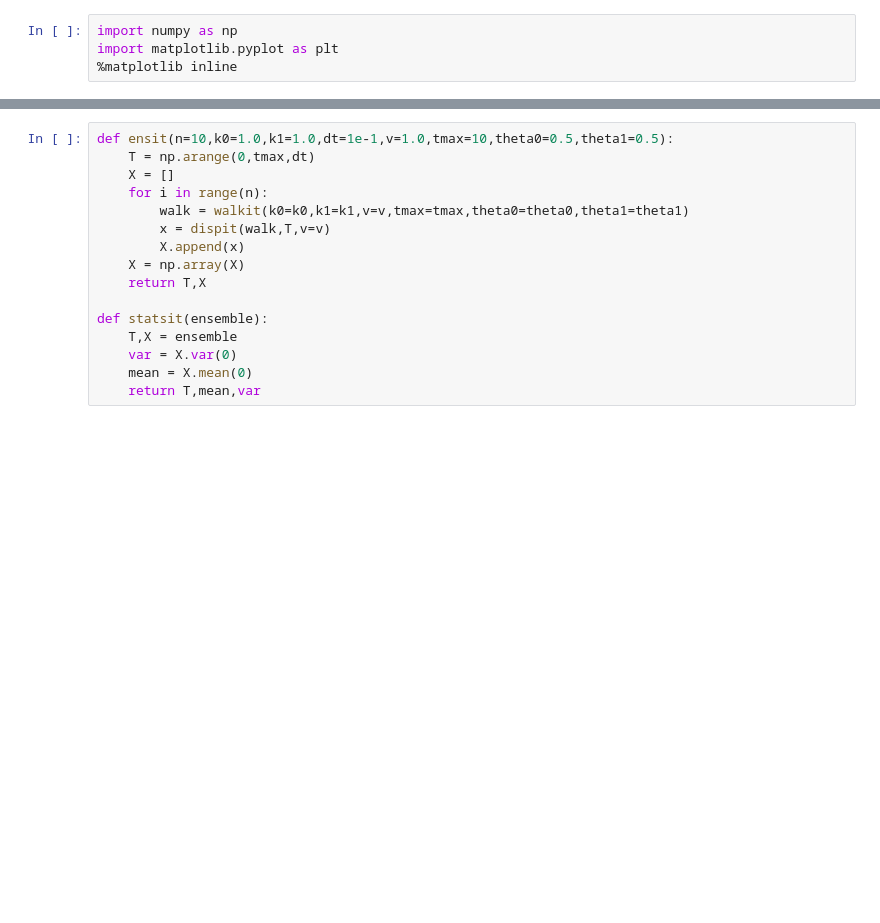
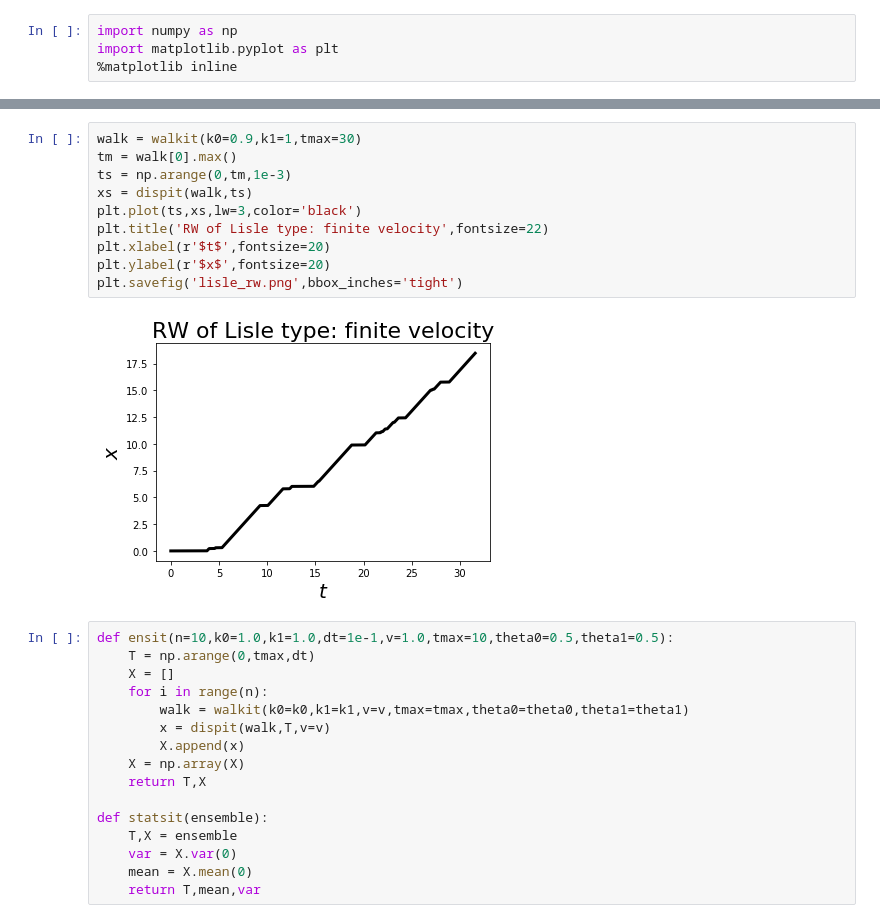
Before and after one commit to jkpierce/rw-diffu, a Jupyter notebook: 2srw.ipynb, the cells around one changed output, grey strips where cells are left out. Drawn from its saved outputs; the diff is of its cells as text; blank space fills up the shorter version.

Commit message:
finally got lisle pinned down

```diff
--- a/2srw.ipynb
+++ b/2srw.ipynb
@@ -71,3 +59,15 @@ for i in range(500):
+# %%
+walk = walkit(k0=0.9,k1=1,tmax=30)
+tm = walk[0].max()
+ts = np.arange(0,tm,1e-3)
+xs = dispit(walk,ts)
+plt.plot(ts,xs,lw=3,color='black')
+plt.title('RW of Lisle type: finite velocity',fontsize=22)
+plt.xlabel(r'$t$',fontsize=20)
+plt.ylabel(r'$x$',fontsize=20)
+plt.savefig('lisle_rw.png',bbox_inches='tight')
+# %% [output]
+[figure, added]
 # %%
 def ensit(n=10,k0=1.0,k1=1.0,dt=1e-1,v=1.0,tmax=10,theta0=0.5,theta1=0.5):
     T = np.arange(0,tmax,dt)
```
Also changed, not shown: parts of 10 cells of this notebook, 14 other files.
